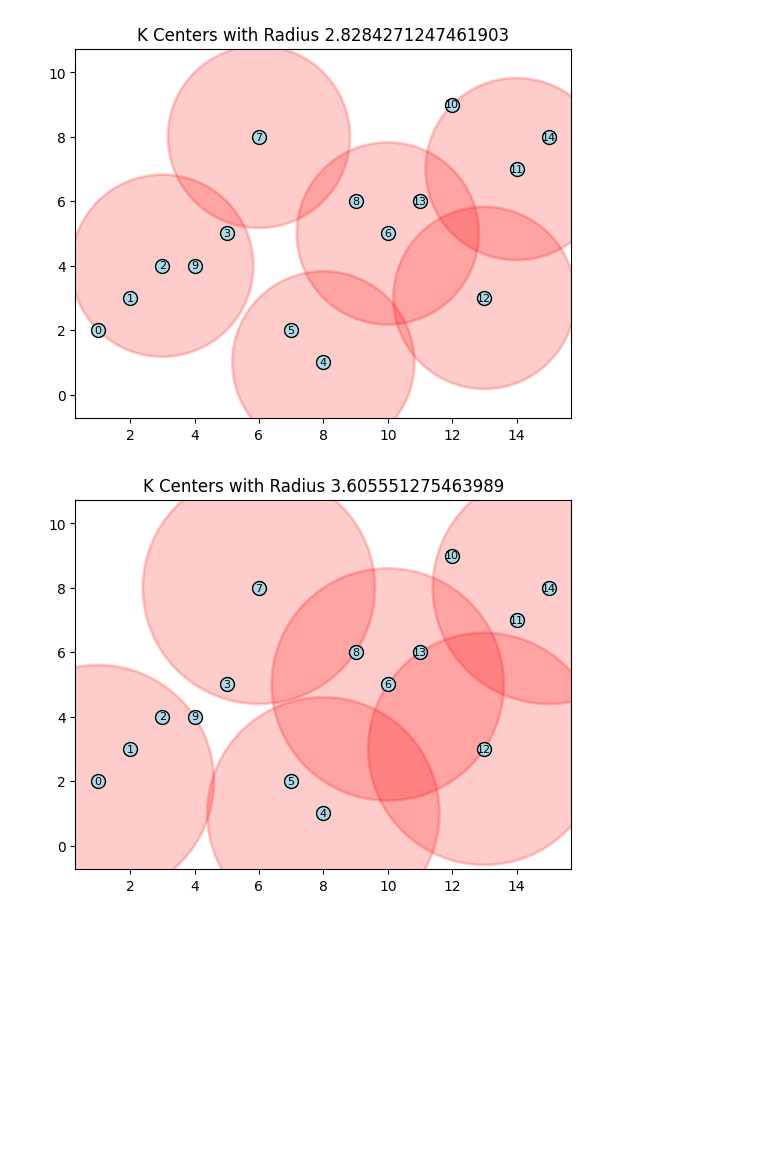
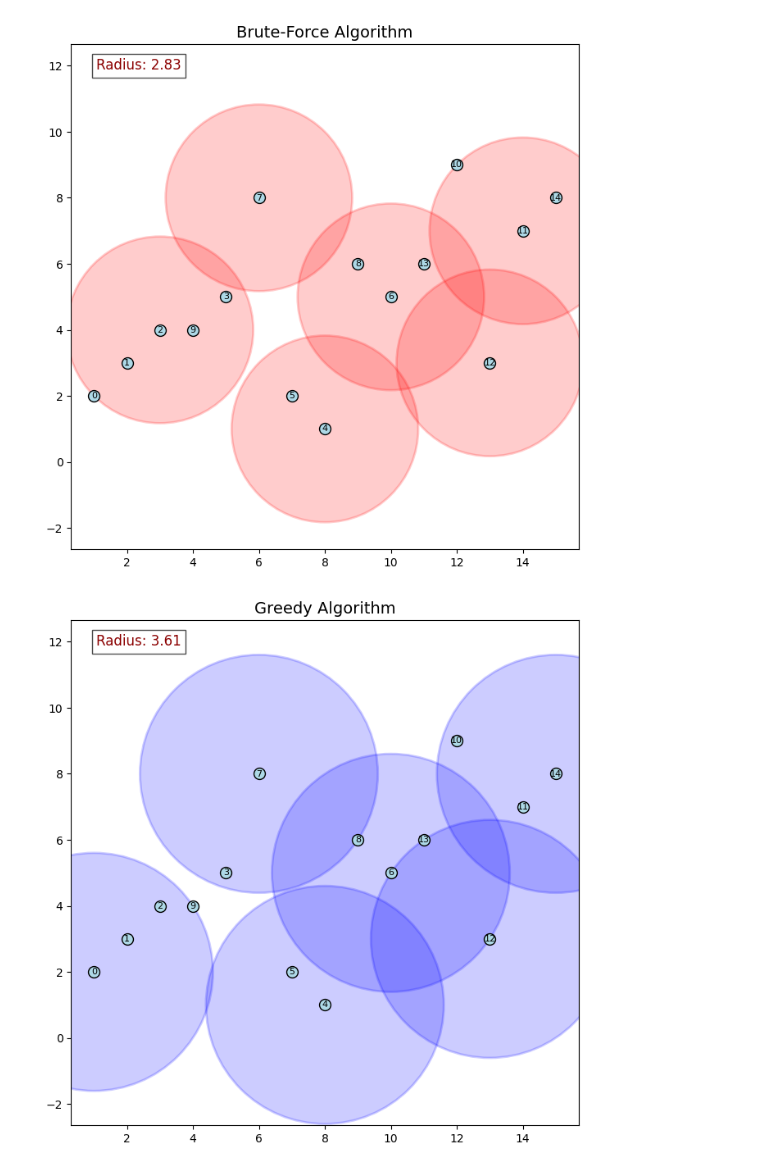
Before and after one commit to Jovan21037/RI-project, a Jupyter notebook: algorithms.ipynb, the cells around one changed output. Cells and saved outputs as stored; diff of their text form; code cells hidden in the pictures; blank space fills up the shorter version.

```diff
--- a/algorithms.ipynb
+++ b/algorithms.ipynb
@@ -114,39 +186,66 @@ def compute_radius(graph, centers):
 # %%
-def visualize_graph(graph, centers, radius):
+def visualize_graph(graph, centers, radius, title, color):
+    """
+    Visualizes the graph and highlights the k-centers with their radius.
+
+    Parameters:
+    - graph: The Graph object.
+    - centers: List of center nodes.
+    - radius: The radius of the k-centers.
+    - title: Title of the plot.
+    - color: Color for the circles around the centers.
+    """
     pos = graph.positions
     x, y = zip(*pos)
 
+    plt.figure(figsize=(8, 8))
     plt.scatter(x, y, s=100, c='lightblue', label="Nodes", edgecolors='black', zorder=5)
 
+    # Annotate nodes
     for i, (xi, yi) in enumerate(pos):
         plt.text(xi, yi, str(i), fontsize=8, ha='center', va='center', zorder=10)
 
+    # Draw circles for each center
     for center in centers:
         xi, yi = pos[center]
-        circle = plt.Circle((xi, yi), radius, color='red', fill=True, alpha=0.2, linewidth=2)
+        circle = plt.Circle((xi, yi), radius, color=color, fill=True, alpha=0.2, linewidth=2)
         plt.gca().add_artist(circle)
 
-    plt.title(f"K Centers with Radius {radius}")
+    # Add radius and title to the plot
+    plt.title(title, fontsize=14)
+    plt.text(
+        0.05, 0.95, f"Radius: {radius:.2f}", transform=plt.gca().transAxes,
+        fontsize=12, color='darkred', bbox=dict(facecolor='white', alpha=0.7)
+    )
+
     plt.axis('equal')
     plt.show()
 # %%
 positions = [(1, 2), (2, 3), (3, 4), (5, 5), (8, 1), (7, 2), (10, 5), (6, 8), (9, 6), (4, 4),
              (12, 9), (14, 7), (13, 3), (11, 6), (15, 8)]
 
 graph = Graph(15, positions)
 k = 6  # 6 centers
 
-# Brute-force algoritаm
+# Brute-force algorithm
 bf_centers, bf_radius = brute_force_k_center(graph, k)
-visualize_graph(graph, bf_centers, bf_radius)
+visualize_graph(graph, bf_centers, bf_radius, "Brute-Force Algorithm", "red")
 
-# Greedy algoritаm
+# Greedy algorithm
 greedy_centers, greedy_radius = greedy_k_center(graph, k)
-visualize_graph(graph, greedy_centers, greedy_radius)
+visualize_graph(graph, greedy_centers, greedy_radius, "Greedy Algorithm", "blue")
 
 # Local search algorithm
 ls_centers, ls_radius = local_search_k_center(graph, k)
-visualize_graph(graph, ls_centers, ls_radius)
+visualize_graph(graph, ls_centers, ls_radius, "Local Search Algorithm", "green")
+
+# Genetic algorithm
+ga_centers, ga_radius = genetic_k_center(graph, k)
+visualize_graph(graph, ga_centers, ga_radius, "Genetic Algorithm", "purple")
+
+# K-Means heuristic
+km_centers, km_radius = k_means_heuristic(graph, k)
+visualize_graph(graph, km_centers, km_radius, "K-Means Heuristic", "orange")
 # %% [output]
-[figure, old version]
+[figure, new version]
-[figure, old version]
+[figure, new version]
```
Also changed, not shown: parts of 4 cells of this notebook.
